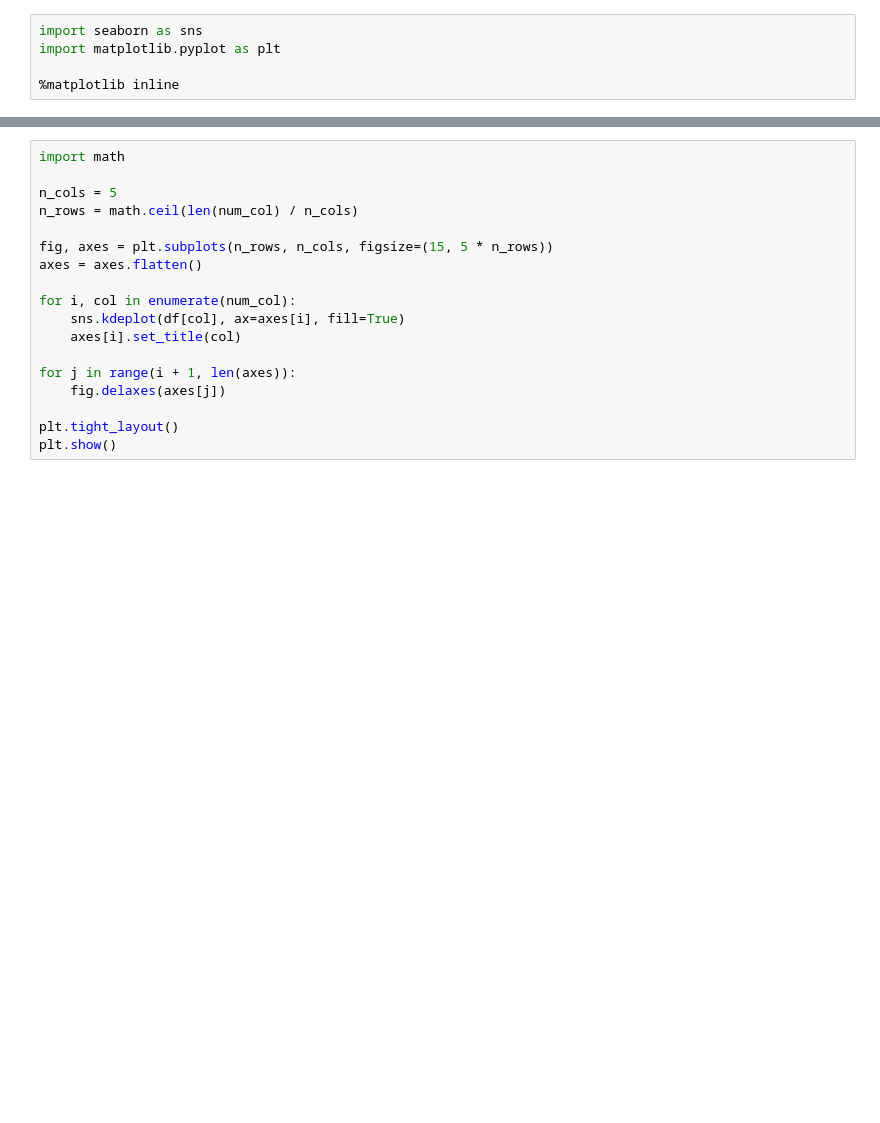
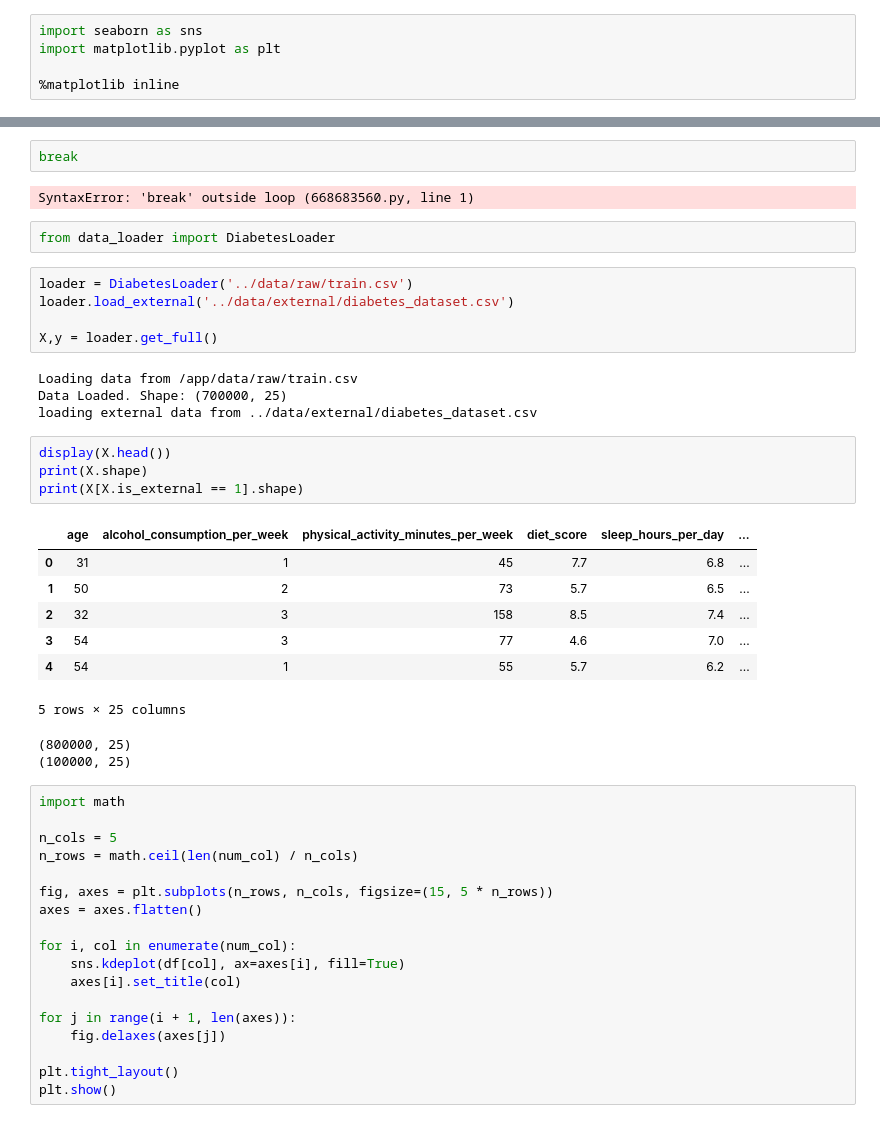
Before and after one commit to T6523/diabetes-prediction-s5e12, a Jupyter notebook: notebook/eda.ipynb, the cells around one changed output, grey strips where cells are left out. Cells and saved outputs as stored; diff of their text form; blank space fills up the shorter version.

```diff
--- a/notebook/eda.ipynb
+++ b/notebook/eda.ipynb
@@ -58,3 +244,32 @@ import matplotlib.pyplot as plt
+# %%
+break
+# %% [output]
+SyntaxError: 'break' outside loop (668683560.py, line 1)
+# %%
+from data_loader import DiabetesLoader
+# %%
+loader = DiabetesLoader('../data/raw/train.csv')
+loader.load_external('../data/external/diabetes_dataset.csv')
+
+X,y = loader.get_full()
+# %% [output]
+Loading data from /app/data/raw/train.csv
+Data Loaded. Shape: (700000, 25)
+loading external data from ../data/external/diabetes_dataset.csv
+# %%
+display(X.head())
+print(X.shape)
+print(X[X.is_external == 1].shape)
+# %% [output]
+|  | age | alcohol_consumption_per_week | physical_activity_minutes_per_week | diet_score | sleep_hours_per_day | ... |
+| 0 | 31 | 1 | 45 | 7.7 | 6.8 | ... |
+| 1 | 50 | 2 | 73 | 5.7 | 6.5 | ... |
+| 2 | 32 | 3 | 158 | 8.5 | 7.4 | ... |
+| 3 | 54 | 3 | 77 | 4.6 | 7.0 | ... |
+| 4 | 54 | 1 | 55 | 5.7 | 6.2 | ... |
+5 rows × 25 columns
+(800000, 25)
+(100000, 25)
 # %%
 import math
 
```
Also changed, not shown: parts of 10 cells of this notebook, 9 other files.
